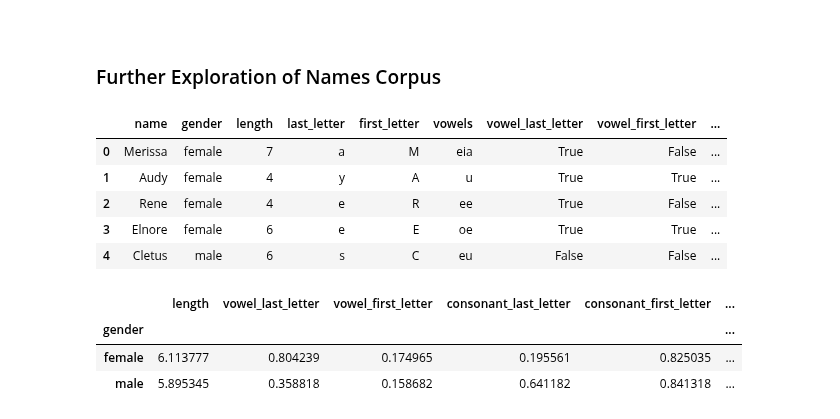
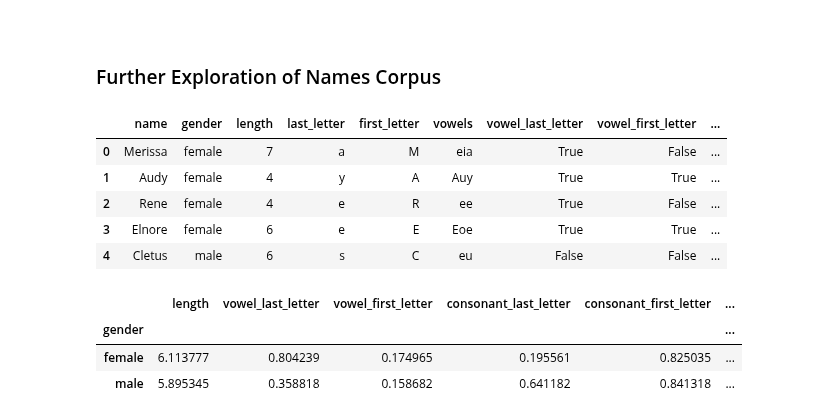
Before and after one commit to dsimband/DATA620_Group3, a Jupyter notebook: Week9_Project3/DATA620_Week9_Project3.ipynb, the cells around one changed output. Saved outputs shown, nothing was run; the diff lists cells and outputs as text; code cells hidden in the pictures.

```diff
--- a/Week9_Project3/DATA620_Week9_Project3.ipynb
+++ b/Week9_Project3/DATA620_Week9_Project3.ipynb
@@ -236,27 +236,27 @@ This Venn diagram captures that overlap of unisex names between the male and fem
 # %%
 # explore data further
 df['length'] = df['name'].str.len()
 df['last_letter'] = df['name'].str[-1]
 df['first_letter'] = df['name'].str[0]
 
-df['vowels'] = df['name'].str.replace(r'[^aeiou]', '', regex=True)
+df['vowels'] = df['name'].str.replace(r'[^aeiouyAEIOUY]', '', regex=True)
 df['vowel_last_letter'] = df['last_letter'].isin([*'aeiouy'])
 df['vowel_first_letter'] = df['first_letter'].isin([*'AEIOUY'])
 
-df['consonants'] = df['name'].str.replace(r'[aeiou]', '', regex=True)
+df['consonants'] = df['name'].str.replace(r'[aeiouyAEIOUY]', '', regex=True)
 df['consonant_last_letter'] = df['last_letter'].isin([*'qwrtplkjhgfdszxcvbnm'])
 df['consonant_first_letter'] = df['first_letter'].isin([*'QWRTPLKJHGFDSZXCVBNM'])
 
 df['num_vowels'] = df['vowels'].str.len()
 df['num_consonants'] = df['consonants'].str.len()
 
 df.head()
 # %% [output]
 |  | name | gender | length | last_letter | first_letter | vowels | vowel_last_letter | vowel_first_letter | ... |
 | 0 | Merissa | female | 7 | a | M | eia | True | False | ... |
-| 1 | Audy | female | 4 | y | A | u | True | True | ... |
+| 1 | Audy | female | 4 | y | A | Auy | True | True | ... |
 | 2 | Rene | female | 4 | e | R | ee | True | False | ... |
-| 3 | Elnore | female | 6 | e | E | oe | True | True | ... |
+| 3 | Elnore | female | 6 | e | E | Eoe | True | True | ... |
 | 4 | Cletus | male | 6 | s | C | eu | False | False | ... |
 # %%
 df.groupby('gender').mean()
```
